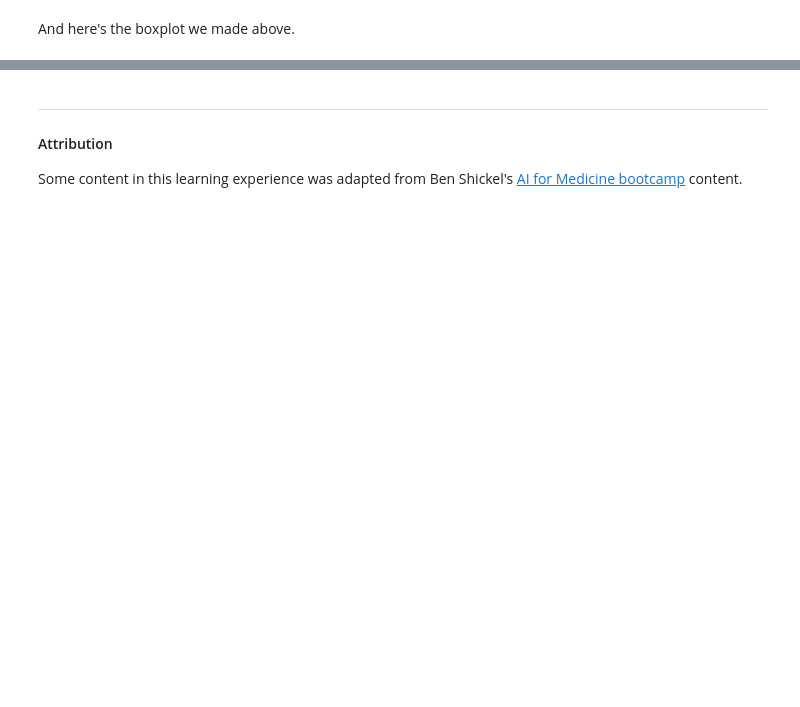
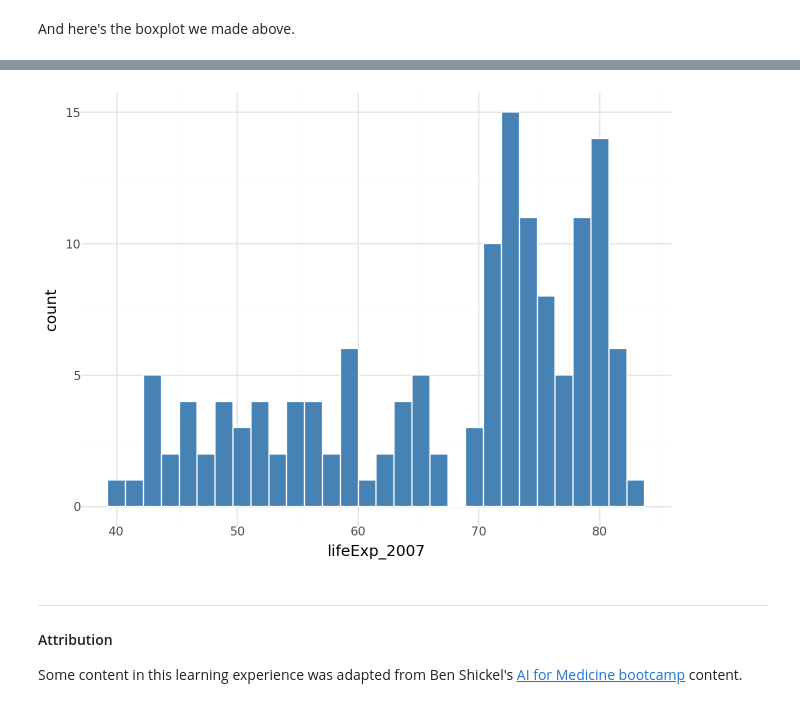
Before and after one commit to Venista/python-for-ai, a Jupyter notebook: 02_data_analysis_pandas.ipynb, the cells around one changed output, grey strips where cells are left out. Cells and saved outputs as stored; diff of their text form; code cells hidden in the pictures; blank space fills up the shorter version.

```diff
--- a/02_data_analysis_pandas.ipynb
+++ b/02_data_analysis_pandas.ipynb
@@ -605,6 +752,22 @@ And here's the boxplot we made above.
 ### <img src='https://github.com/Venista/python-for-ai/blob/main/images/exercise_icon.svg?raw=1' alt="Exercise icon" width=40 align=center> Exercise 16
 
 Again, this is an excellent start. Explore `plotnine` to see what you can do to improve this!
+# %%
+(
+    p9.ggplot(X, p9.aes(x='lifeExp_2007')) +
+    p9.geom_histogram(bins=30, fill='steelblue', color='white') +
+    p9.theme_minimal()
+)
+
+ # (
+  #  ggplot(X, aes(x='lifeExp_2007')) +
+   # geom_histogram(bins=30, fill='steelblue', color='white') +
+    #labs(title='Life Expectancy Distribution (2007)',
+     #    x='Life Expectancy', y='Count') +
+    #theme_minimal()
+#)
+# %% [output]
+[figure, added]
 # %% [markdown]
 ***
 #### Attribution
```
Also changed, not shown: parts of 21 cells of this notebook.
